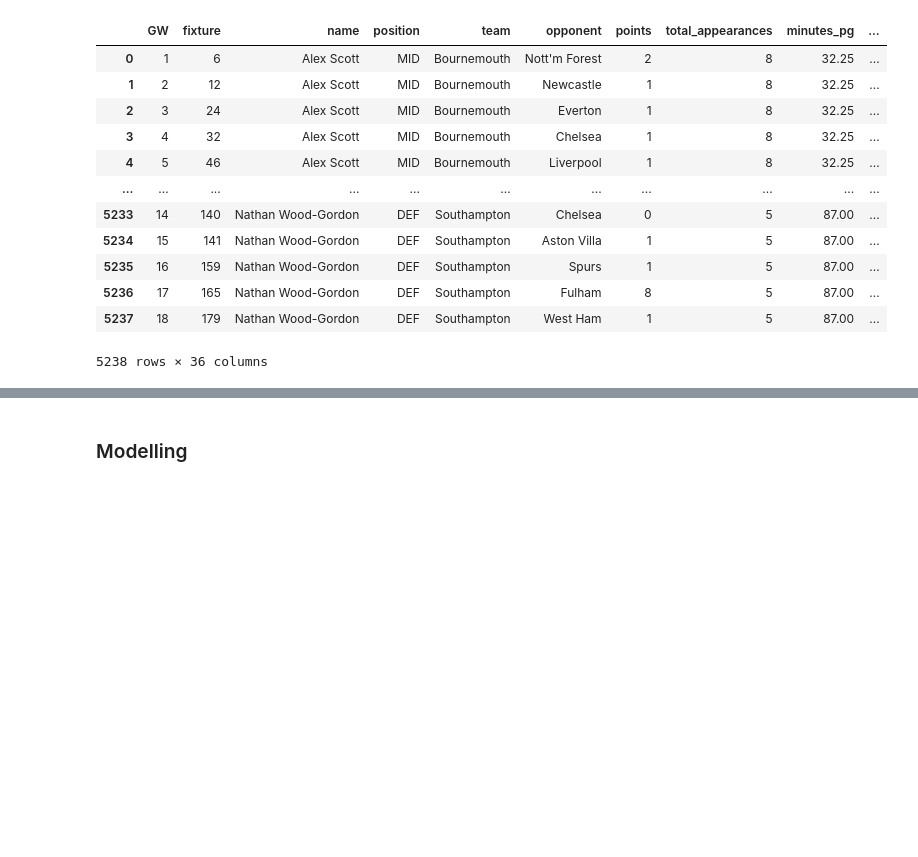
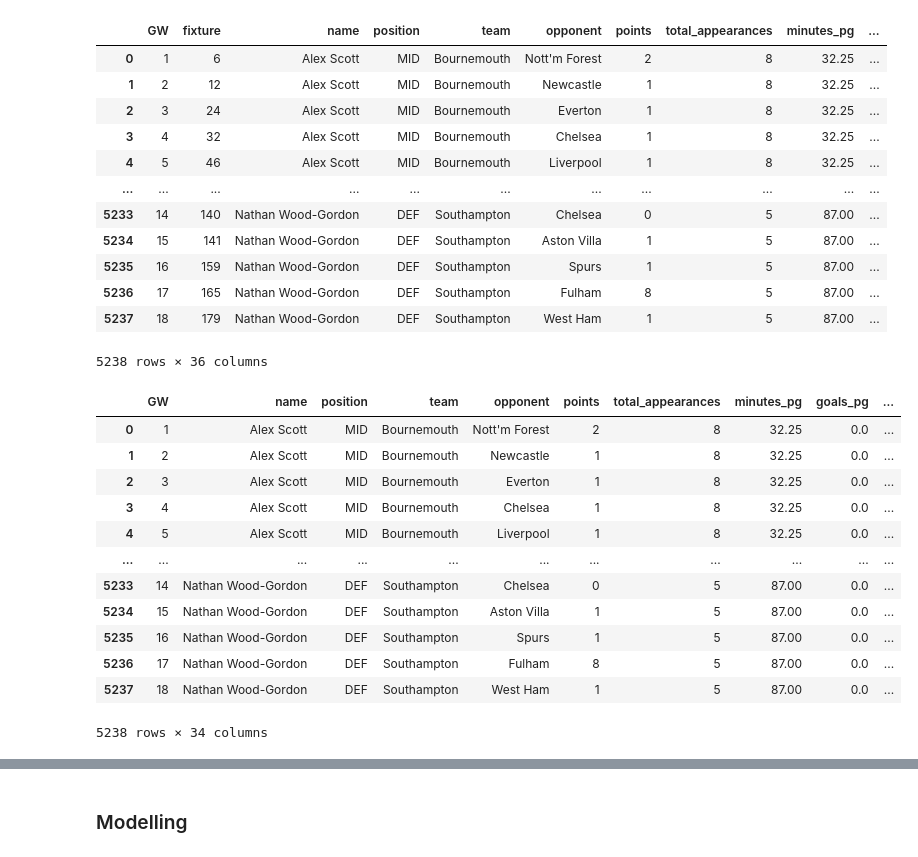
Before and after one commit to mattfurey1/fpl_points_predictor, a Jupyter notebook: project.ipynb, the cells around one changed output, grey strips where cells are left out. Cells and saved outputs as stored; diff of their text form; code cells hidden in the pictures; blank space fills up the shorter version.

```diff
--- a/project.ipynb
+++ b/project.ipynb
@@ -600 +598,17 @@ gw_opponent_joined_train
+# %%
+final_model_training_df
+# %% [output]
+|  | GW | name | position | team | opponent | points | total_appearances | minutes_pg | goals_pg | ... |
+| 0 | 1 | Alex Scott | MID | Bournemouth | Nott'm Forest | 2 | 8 | 32.25 | 0.0 | ... |
+| 1 | 2 | Alex Scott | MID | Bournemouth | Newcastle | 1 | 8 | 32.25 | 0.0 | ... |
+| 2 | 3 | Alex Scott | MID | Bournemouth | Everton | 1 | 8 | 32.25 | 0.0 | ... |
+| 3 | 4 | Alex Scott | MID | Bournemouth | Chelsea | 1 | 8 | 32.25 | 0.0 | ... |
+| 4 | 5 | Alex Scott | MID | Bournemouth | Liverpool | 1 | 8 | 32.25 | 0.0 | ... |
+| ... | ... | ... | ... | ... | ... | ... | ... | ... | ... | ... |
+| 5233 | 14 | Nathan Wood-Gordon | DEF | Southampton | Chelsea | 0 | 5 | 87.00 | 0.0 | ... |
+| 5234 | 15 | Nathan Wood-Gordon | DEF | Southampton | Aston Villa | 1 | 5 | 87.00 | 0.0 | ... |
+| 5235 | 16 | Nathan Wood-Gordon | DEF | Southampton | Spurs | 1 | 5 | 87.00 | 0.0 | ... |
+| 5236 | 17 | Nathan Wood-Gordon | DEF | Southampton | Fulham | 8 | 5 | 87.00 | 0.0 | ... |
+| 5237 | 18 | Nathan Wood-Gordon | DEF | Southampton | West Ham | 1 | 5 | 87.00 | 0.0 | ... |
+5238 rows × 34 columns
 # %%
```
Also changed, not shown: parts of 13 cells of this notebook.
